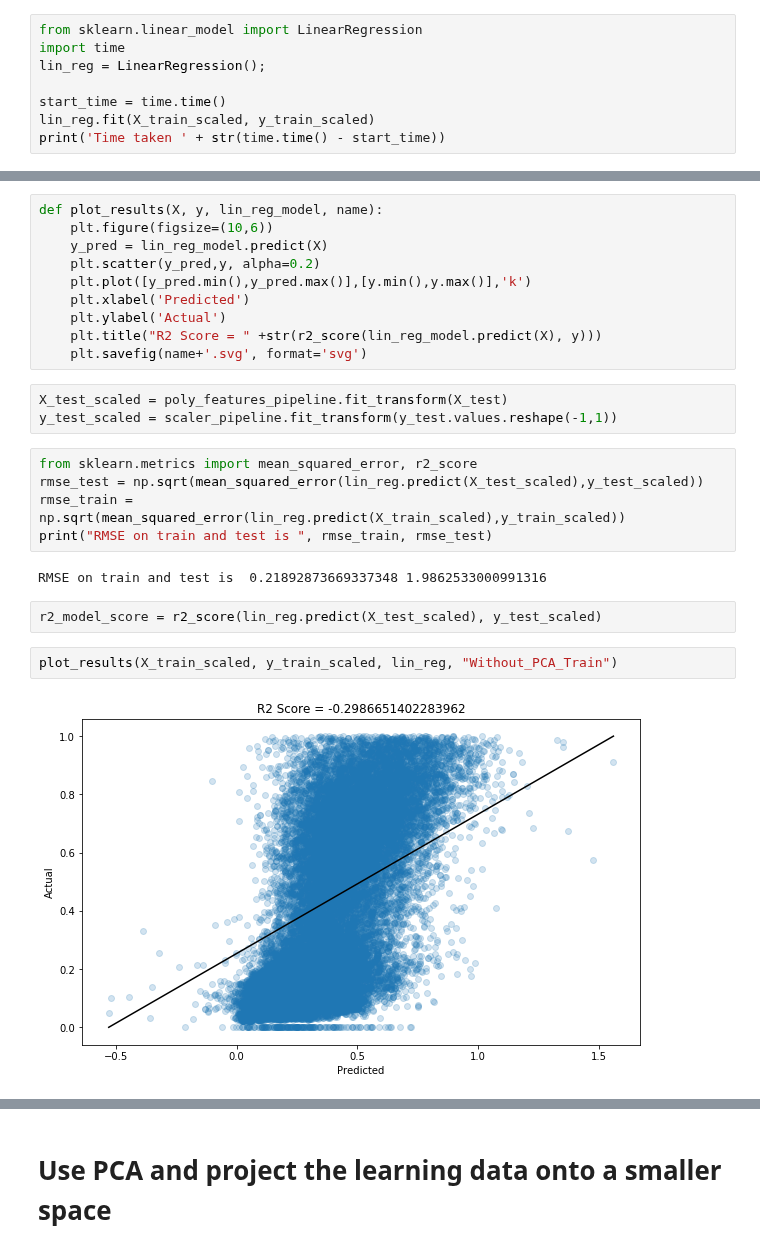
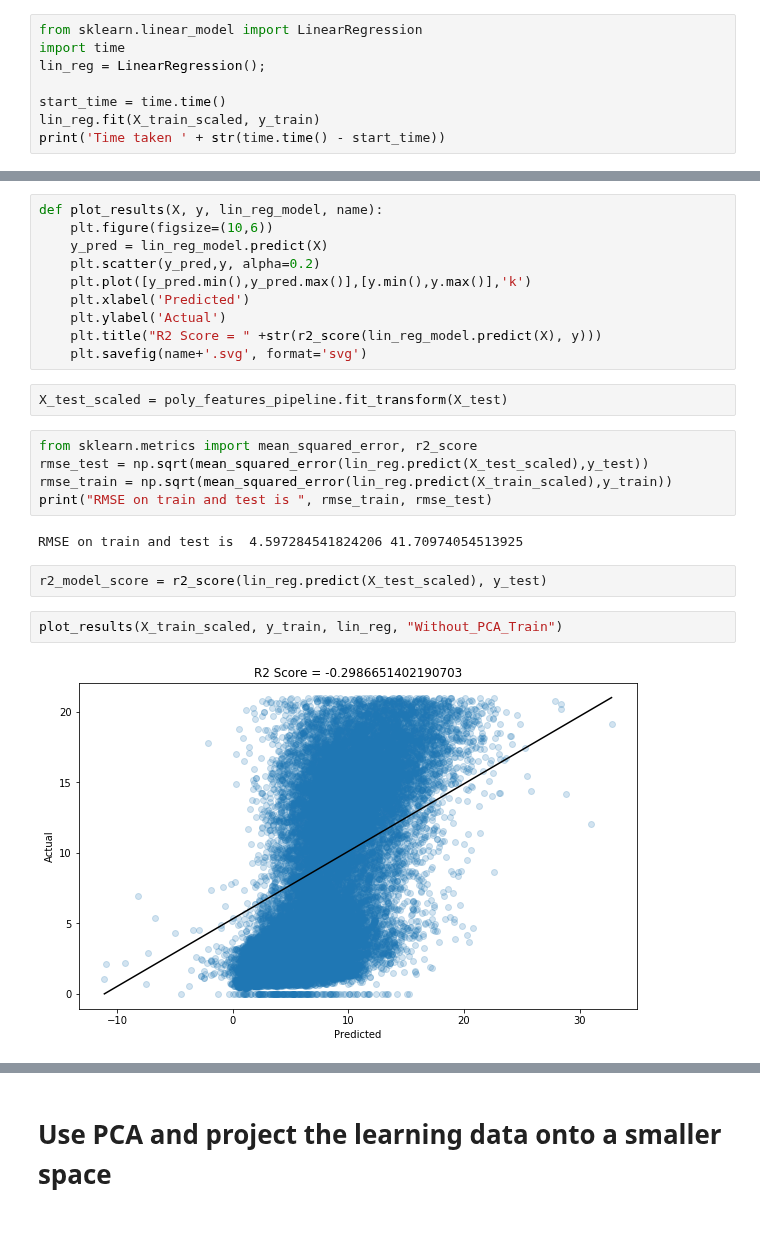
Before and after one commit to aniket-ak/Machine-Learning-CASP-Dataset, a Jupyter notebook: CASP.ipynb, the cells around one changed output, grey strips where cells are left out. Drawn from its saved outputs; the diff is of its cells as text.

Commit message:
corrected corr plot

```diff
--- a/CASP.ipynb
+++ b/CASP.ipynb
@@ -129,6 +136,6 @@ import time
 lin_reg = LinearRegression();
 
 start_time = time.time()
-lin_reg.fit(X_train_scaled, y_train_scaled)
+lin_reg.fit(X_train_scaled, y_train)
 print('Time taken ' + str(time.time() - start_time))
 # %% [output]
@@ -145,18 +152,17 @@ def plot_results(X, y, lin_reg_model, name):
     plt.savefig(name+'.svg', format='svg')
 # %%
 X_test_scaled = poly_features_pipeline.fit_transform(X_test)
-y_test_scaled = scaler_pipeline.fit_transform(y_test.values.reshape(-1,1))
 # %%
 from sklearn.metrics import mean_squared_error, r2_score
-rmse_test = np.sqrt(mean_squared_error(lin_reg.predict(X_test_scaled),y_test_scaled))
-rmse_train = np.sqrt(mean_squared_error(lin_reg.predict(X_train_scaled),y_train_scaled))
+rmse_test = np.sqrt(mean_squared_error(lin_reg.predict(X_test_scaled),y_test))
+rmse_train = np.sqrt(mean_squared_error(lin_reg.predict(X_train_scaled),y_train))
 print("RMSE on train and test is ", rmse_train, rmse_test)
 # %% [output]
-RMSE on train and test is  0.21892873669337348 1.9862533000991316
+RMSE on train and test is  4.597284541824206 41.70974054513925
 # %%
-r2_model_score = r2_score(lin_reg.predict(X_test_scaled), y_test_scaled)
+r2_model_score = r2_score(lin_reg.predict(X_test_scaled), y_test)
 # %%
-plot_results(X_train_scaled, y_train_scaled, lin_reg, "Without_PCA_Train")
+plot_results(X_train_scaled, y_train, lin_reg, "Without_PCA_Train")
 # %% [output]
-[figure, old version]
+[figure, new version]
 # %%
```
Also changed, not shown: parts of 16 cells of this notebook.
